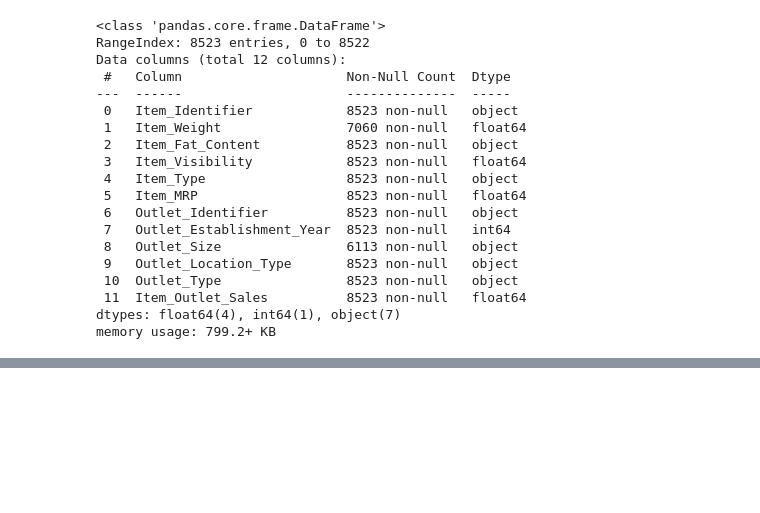
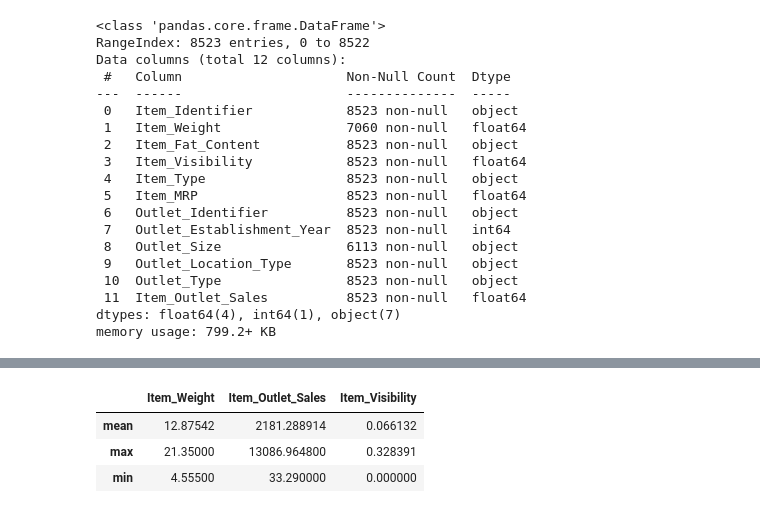
Before and after one commit to angiepabelic/sales-predictions, a Jupyter notebook: sales_predictions.ipynb, the cells around one changed output, grey strips where cells are left out. Saved outputs shown, nothing was run; the diff lists cells and outputs as text; code cells hidden in the pictures; blank space fills up the shorter version.

```diff
--- a/sales_predictions.ipynb
+++ b/sales_predictions.ipynb
@@ -92,0 +108,8 @@ df.loc[Item_Weight_missing,:]
+# %%
+# obtain the summary statistics of each (min, max, mean) i will use the aggregate funtion
+df.agg({'Item_Weight': ['mean','max','min'], 'Item_Outlet_Sales': ['mean','max','min'], 'Item_Visibility' : ['mean','max','min']})
+# %% [output]
+|  | Item_Weight | Item_Outlet_Sales | Item_Visibility |
+| mean | 12.87542 | 2181.288914 | 0.066132 |
+| max | 21.35000 | 13086.964800 | 0.328391 |
+| min | 4.55500 | 33.290000 | 0.000000 |
```
Also changed, not shown: parts of 17 cells of this notebook.
